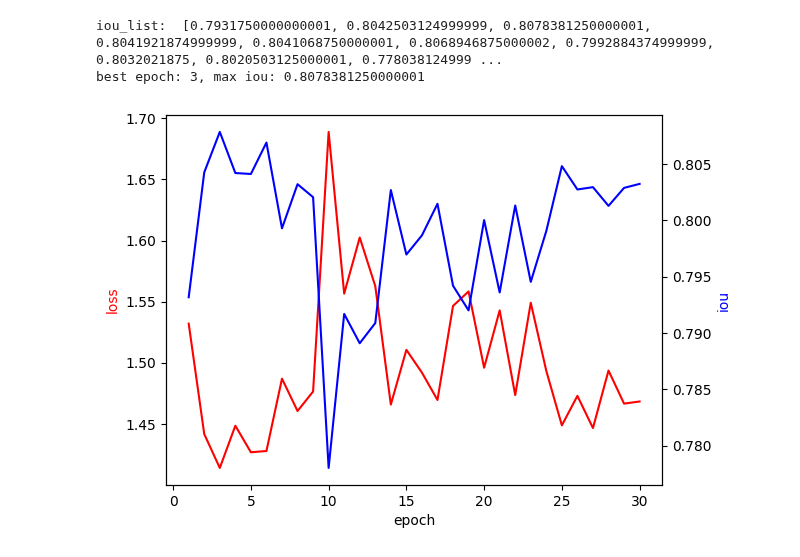
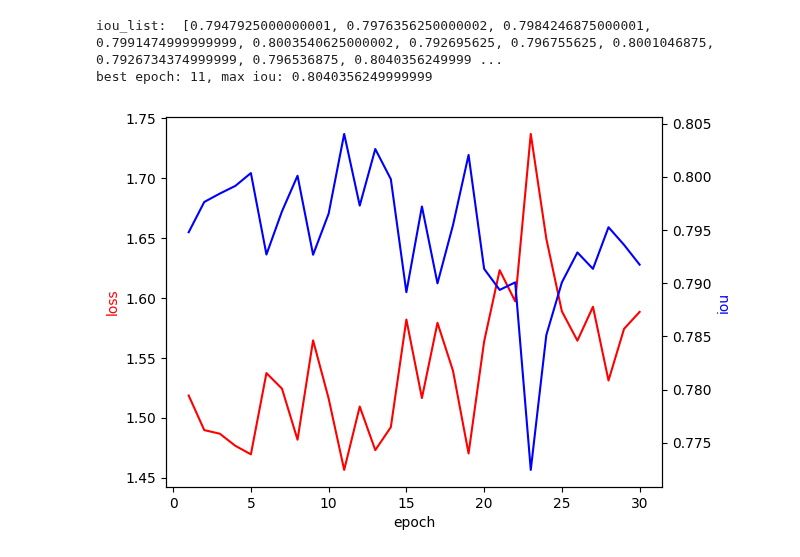
Before and after one commit to Leezed525/pytorch_cv_base, a Jupyter notebook: visualization/loss_visualization.ipynb, the cells around one changed output. Cells and saved outputs as stored; diff of their text form; code cells hidden in the pictures.

```diff
--- a/visualization/loss_visualization.ipynb
+++ b/visualization/loss_visualization.ipynb
@@ -62,11 +62,11 @@ def read_loss_file(file_path, mode='train'):
 # loss_file_path = '/home/lzd/workspace/LeeNet/logs/LeeNet_plScore_OS_sigma_RGBT/result_0726.log'
 # loss_file_path = '/home/lzd/workspace/LeeNet/logs/LeeNet_plScore_OS_sigma_RGBT/result_0725sota.log'
 
-# loss_file_path = '/home/lzd/workspace/LeeNet/logs/LeeNet_plScore_OS_sigma_RGBD/result.log'
+loss_file_path = '/home/lzd/workspace/LeeNet/logs/LeeNet_plScore_OS_sigma_RGBD/result.log'
 # loss_file_path = '/home/lzd/workspace/LeeNet/logs/LeeNet_plScore_OS_sigma_RGBD/result_0726.log'
 # loss_file_path = '/home/lzd/workspace/LeeNet/logs/LeeNet_plScore_OS_sigma_RGBD/result_0725sota.log'
 
-loss_file_path = '/home/lzd/workspace/LeeNet/logs/LeeNet_plScore_OS_sigma_RGBE/result.log'
+# loss_file_path = '/home/lzd/workspace/LeeNet/logs/LeeNet_plScore_OS_sigma_RGBE/result.log'
 # loss_file_path = '/home/lzd/workspace/LeeNet/logs/LeeNet_plScore_OS_sigma_RGBE/result_0726.log'
 # loss_file_path = '/home/lzd/workspace/LeeNet/logs/LeeNet_plScore_OS_sigma_RGBE/result_0725sota.log'
 # loss_file_path = '/home/lzd/workspace/LeeNet/logs/LeeNet_plScore_OS_sigma_RGBE/result_2path_4score.log'
@@ -90,33 +90,33 @@ for epoch, loss_iou in info.items():
     iou_sum = 0
     for loss, iou in loss_iou:
         num += 1
         loss_sum += loss
         iou_sum += iou
     avg_loss = loss_sum / num
     avg_iou = iou_sum / num
     if avg_iou > max_iou:
         max_iou = avg_iou
         best_epoch = epoch
     loss_list.append(loss_sum / num)
     iou_list.append(iou_sum / num)
 end_epoch = len(loss_list) if end_epoch == 0 else end_epoch
 loss_list, iou_list = loss_list[start_epoch:end_epoch], iou_list[start_epoch:end_epoch]
 
 print("iou_list: ", iou_list)
 
 print(f"best epoch: {best_epoch}, max iou: {max_iou}")
 
 # 放大画布
 # 分两个画布绘制
 fig, ax1 = plt.subplots()
 ax2 = ax1.twinx()
 ax1.plot(range(start_epoch + 1, end_epoch + 1), loss_list, 'r-')
 ax2.plot(range(start_epoch + 1, end_epoch + 1), iou_list, 'b-')
 ax1.set_xlabel('epoch')
 ax1.set_ylabel('loss', color='r')
 ax2.set_ylabel('iou', color='b')
 plt.show()
 # %% [output]
-iou_list:  [0.7931750000000001, 0.8042503124999999, 0.8078381250000001, 0.8041921874999999, 0.8041068750000001, 0.8068946875000002, 0.7992884374999999, 0.8032021875, 0.8020503125000001, 0.778038124999 ...
-best epoch: 3, max iou: 0.8078381250000001
+iou_list:  [0.7947925000000001, 0.7976356250000002, 0.7984246875000001, 0.7991474999999999, 0.8003540625000002, 0.792695625, 0.796755625, 0.8001046875, 0.7926734374999999, 0.796536875, 0.8040356249999 ...
+best epoch: 11, max iou: 0.8040356249999999
-[figure, old version]
+[figure, new version]
```
Also changed, not shown: 4 other files.
